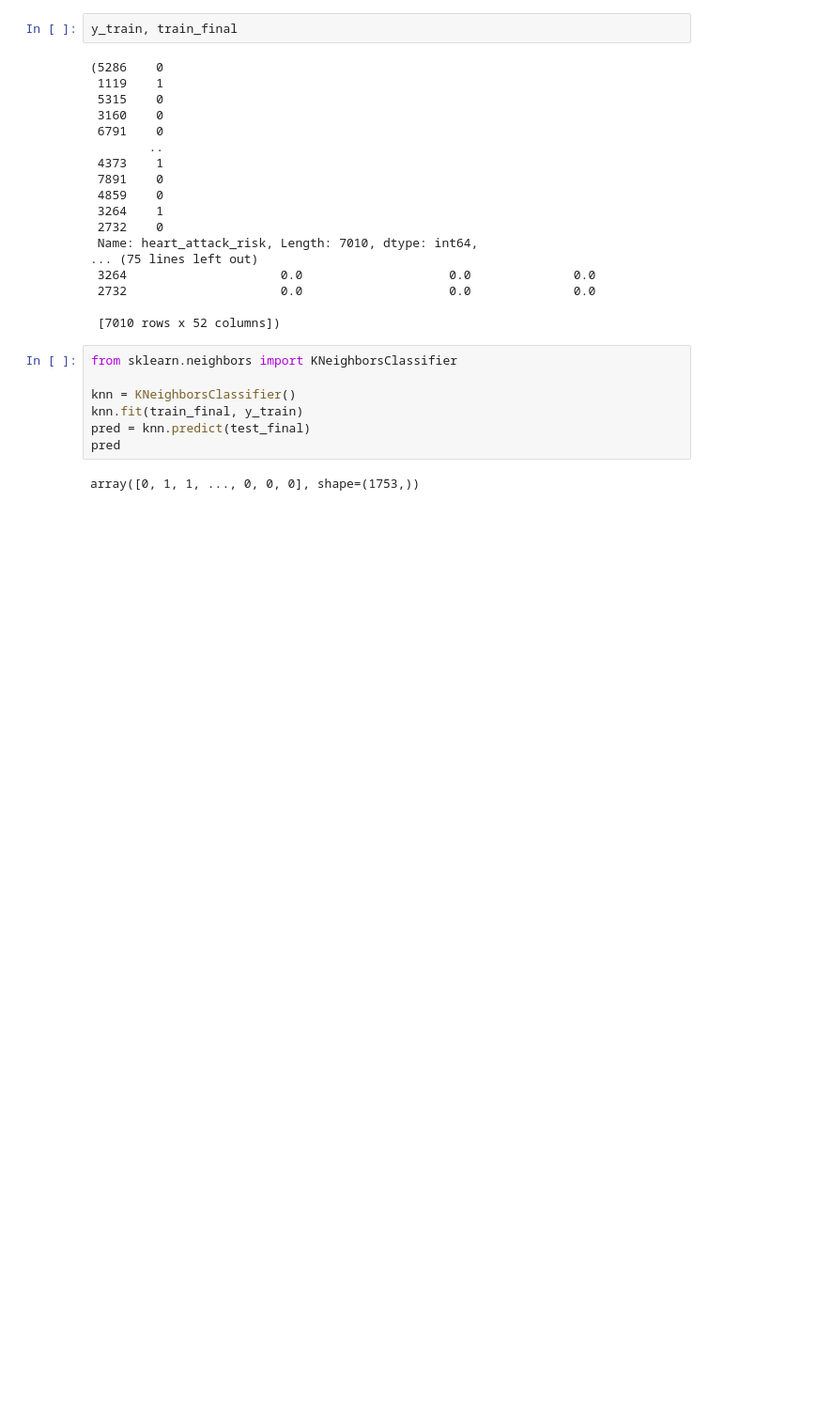
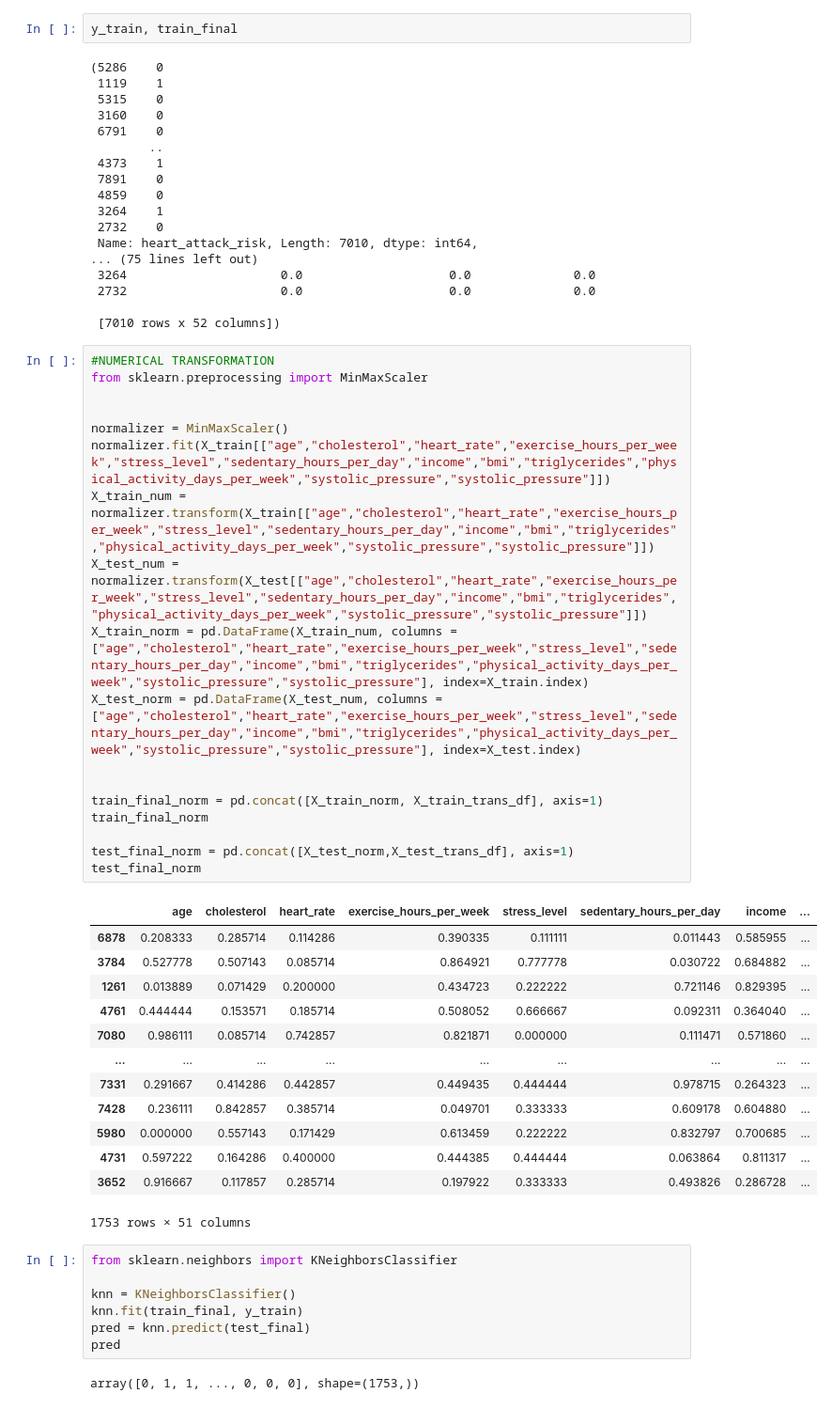
Before and after one commit to ricgolding/project_3-heart_attacks_ML, a Jupyter notebook: notebooks/EDA_rg.ipynb, the cells around one changed output. Shown at 94% size. Drawn from its saved outputs; the diff is of its cells as text; blank space fills up the shorter version.

```diff
--- a/notebooks/EDA_rg.ipynb
+++ b/notebooks/EDA_rg.ipynb
@@ -369,6 +369,38 @@ y_train, train_final
  2732                     0.0                    0.0              0.0
 
  [7010 rows x 52 columns])
+# %%
+#NUMERICAL TRANSFORMATION
+from sklearn.preprocessing import MinMaxScaler
+
+
+normalizer = MinMaxScaler()
+normalizer.fit(X_train[["age","cholesterol","heart_rate","exercise_hours_per_week","stress_level","sedentary_hours_per_day","income","bmi","triglycerides","physical_activity_days_per_week","systolic_pressure","systolic_pressure"]])
+X_train_num = normalizer.transform(X_train[["age","cholesterol","heart_rate","exercise_hours_per_week","stress_level","sedentary_hours_per_day","income","bmi","triglycerides","physical_activity_days_per_week","systolic_pressure","systolic_pressure"]])
+X_test_num = normalizer.transform(X_test[["age","cholesterol","heart_rate","exercise_hours_per_week","stress_level","sedentary_hours_per_day","income","bmi","triglycerides","physical_activity_days_per_week","systolic_pressure","systolic_pressure"]])
+X_train_norm = pd.DataFrame(X_train_num, columns = ["age","cholesterol","heart_rate","exercise_hours_per_week","stress_level","sedentary_hours_per_day","income","bmi","triglycerides","physical_activity_days_per_week","systolic_pressure","systolic_pressure"], index=X_train.index)
+X_test_norm = pd.DataFrame(X_test_num, columns = ["age","cholesterol","heart_rate","exercise_hours_per_week","stress_level","sedentary_hours_per_day","income","bmi","triglycerides","physical_activity_days_per_week","systolic_pressure","systolic_pressure"], index=X_test.index)
+
+
+train_final_norm = pd.concat([X_train_norm, X_train_trans_df], axis=1)
+train_final_norm
+
+test_final_norm = pd.concat([X_test_norm,X_test_trans_df], axis=1)
+test_final_norm
+# %% [output]
+|  | age | cholesterol | heart_rate | exercise_hours_per_week | stress_level | sedentary_hours_per_day | income | ... |
+| 6878 | 0.208333 | 0.285714 | 0.114286 | 0.390335 | 0.111111 | 0.011443 | 0.585955 | ... |
+| 3784 | 0.527778 | 0.507143 | 0.085714 | 0.864921 | 0.777778 | 0.030722 | 0.684882 | ... |
+| 1261 | 0.013889 | 0.071429 | 0.200000 | 0.434723 | 0.222222 | 0.721146 | 0.829395 | ... |
+| 4761 | 0.444444 | 0.153571 | 0.185714 | 0.508052 | 0.666667 | 0.092311 | 0.364040 | ... |
+| 7080 | 0.986111 | 0.085714 | 0.742857 | 0.821871 | 0.000000 | 0.111471 | 0.571860 | ... |
+| ... | ... | ... | ... | ... | ... | ... | ... | ... |
+| 7331 | 0.291667 | 0.414286 | 0.442857 | 0.449435 | 0.444444 | 0.978715 | 0.264323 | ... |
+| 7428 | 0.236111 | 0.842857 | 0.385714 | 0.049701 | 0.333333 | 0.609178 | 0.604880 | ... |
+| 5980 | 0.000000 | 0.557143 | 0.171429 | 0.613459 | 0.222222 | 0.832797 | 0.700685 | ... |
+| 4731 | 0.597222 | 0.164286 | 0.400000 | 0.444385 | 0.444444 | 0.063864 | 0.811317 | ... |
+| 3652 | 0.916667 | 0.117857 | 0.285714 | 0.197922 | 0.333333 | 0.493826 | 0.286728 | ... |
+1753 rows × 51 columns
 # %%
 from sklearn.neighbors import KNeighborsClassifier
 
```
Also changed, not shown: parts of 2 cells of this notebook.
